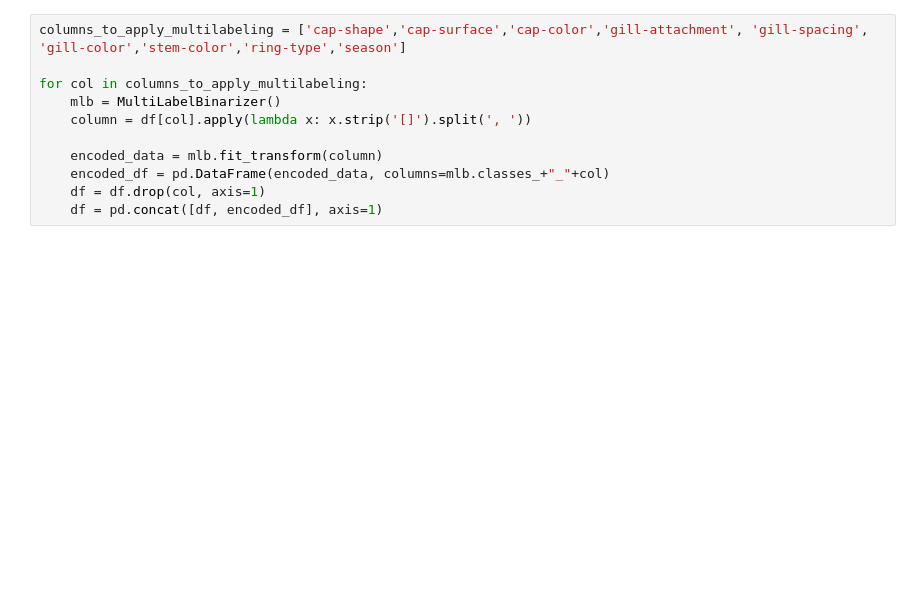
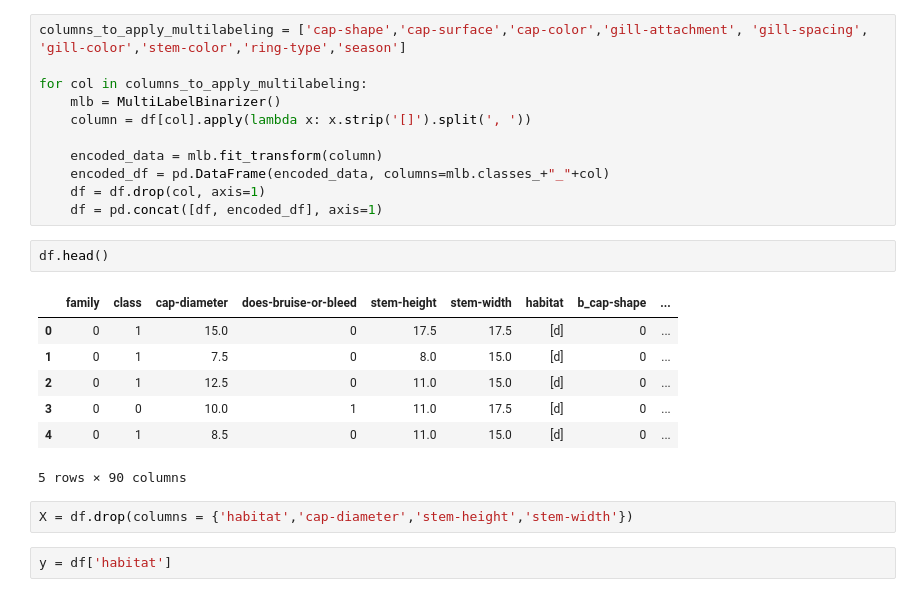
Before and after one commit to arnavkamra14/CSE151A_MushroomAnalysis, a Jupyter notebook: Preprocessing_Group_151A.ipynb, the cells around one changed output. Saved outputs shown, nothing was run; the diff lists cells and outputs as text; blank space fills up the shorter version.

```diff
--- a/Preprocessing_Group_151A.ipynb
+++ b/Preprocessing_Group_151A.ipynb
@@ -51,3 +73,17 @@ for col in columns_to_apply_multilabeling:
     encoded_df = pd.DataFrame(encoded_data, columns=mlb.classes_+"_"+col)
     df = df.drop(col, axis=1)
     df = pd.concat([df, encoded_df], axis=1)
+# %%
+df.head()
+# %% [output]
+|  | family | class | cap-diameter | does-bruise-or-bleed | stem-height | stem-width | habitat | b_cap-shape | ... |
+| 0 | 0 | 1 | 15.0 | 0 | 17.5 | 17.5 | [d] | 0 | ... |
+| 1 | 0 | 1 | 7.5 | 0 | 8.0 | 15.0 | [d] | 0 | ... |
+| 2 | 0 | 1 | 12.5 | 0 | 11.0 | 15.0 | [d] | 0 | ... |
+| 3 | 0 | 0 | 10.0 | 1 | 11.0 | 17.5 | [d] | 0 | ... |
+| 4 | 0 | 1 | 8.5 | 0 | 11.0 | 15.0 | [d] | 0 | ... |
+5 rows × 90 columns
+# %%
+X = df.drop(columns = {'habitat','cap-diameter','stem-height','stem-width'})
+# %%
+y = df['habitat']
```
Also changed, not shown: parts of 12 cells of this notebook.
